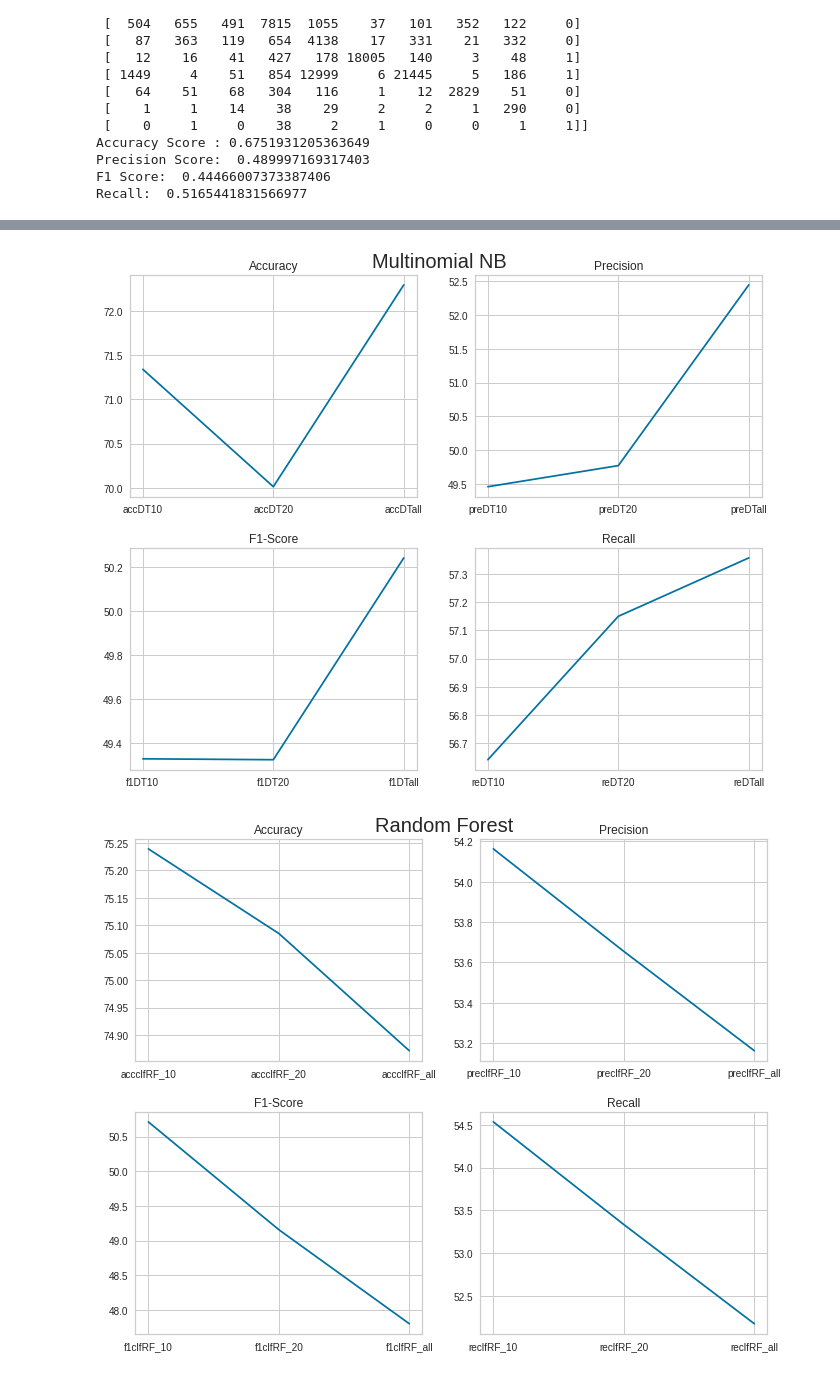
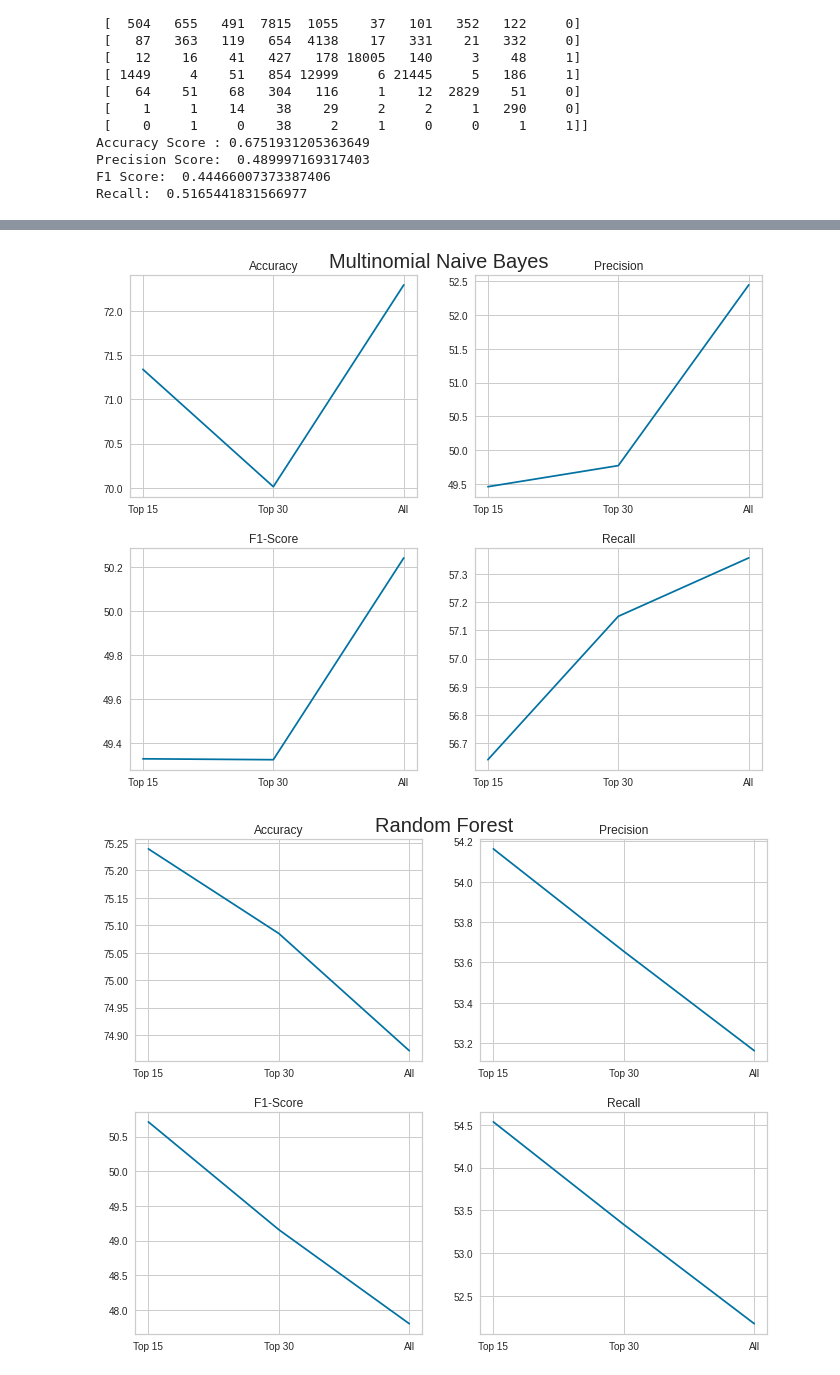
Before and after one commit to ishaak15/UNSW-IDS-Feature-Selection, a Jupyter notebook: Training_and_Testing.ipynb, the cells around one changed output, grey strips where cells are left out. Drawn from its saved outputs; the diff is of its cells as text; code cells hidden in the pictures.

Commit message:
Almost complete figures

```diff
--- a/Training_and_Testing.ipynb
+++ b/Training_and_Testing.ipynb
@@ -1470,37 +1470,37 @@ plt.show()
 # %%
 fig,a =  plt.subplots(2,2,figsize=(10, 8))
 fig.tight_layout(pad=3)
-a[0][0].plot(['accDT10', 'accDT20', 'accDTall'],[accDT10*100,accDT20*100,accDTall*100])
+a[0][0].plot(['Top 15', 'Top 30', 'All'],[accDT10*100,accDT20*100,accDTall*100])
 a[0][0].set_title('Accuracy')
-a[0][1].plot(['preDT10','preDT20','preDTall'],[preDT10*100,preDT20*100,preDTall*100])
+a[0][1].plot(['Top 15', 'Top 30', 'All'],[preDT10*100,preDT20*100,preDTall*100])
 a[0][1].set_title('Precision')
-a[1][0].plot(['f1DT10','f1DT20','f1DTall'],[f1DT10*100,f1DT20*100,f1DTall*100])
+a[1][0].plot(['Top 15', 'Top 30', 'All'],[f1DT10*100,f1DT20*100,f1DTall*100])
 a[1][0].set_title('F1-Score')
-a[1][1].plot(['reDT10','reDT20','reDTall'],[reDT10*100,reDT20*100,reDTall*100])
+a[1][1].plot(['Top 15', 'Top 30', 'All'],[reDT10*100,reDT20*100,reDTall*100])
 a[1][1].set_title('Recall')
 #figure.tight_layout(pad=3.0)
 plt.suptitle('Multinomial Naive Bayes',fontsize=20)
 
 plt.show()
 # %% [output]
-[figure, old version]
+[figure, new version]
 # %%
 fig,a =  plt.subplots(2,2,figsize=(10, 8))
 fig.tight_layout(pad=3)
-a[0][0].plot(['accclfRF_10', 'accclfRF_20', 'accclfRF_all'],[accclfRF_10*100,accclfRF_20*100,accclfRF_all*100])
+a[0][0].plot(['Top 15', 'Top 30', 'All'],[accclfRF_10*100,accclfRF_20*100,accclfRF_all*100])
 a[0][0].set_title('Accuracy')
-a[0][1].plot(['preclfRF_10','preclfRF_20','preclfRF_all'],[preclfRF_10*100,preclfRF_20*100,preclfRF_all*100])
+a[0][1].plot(['Top 15', 'Top 30', 'All'],[preclfRF_10*100,preclfRF_20*100,preclfRF_all*100])
 a[0][1].set_title('Precision')
-a[1][0].plot(['f1clfRF_10','f1clfRF_20','f1clfRF_all'],[f1clfRF_10*100,f1clfRF_20*100,f1clfRF_all*100])
+a[1][0].plot(['Top 15', 'Top 30', 'All'],[f1clfRF_10*100,f1clfRF_20*100,f1clfRF_all*100])
 a[1][0].set_title('F1-Score')
-a[1][1].plot(['reclfRF_10','reclfRF_20','reclfRF_all'],[reclfRF_10*100,reclfRF_20*100,reclfRF_all*100])
+a[1][1].plot(['Top 15', 'Top 30', 'All'],[reclfRF_10*100,reclfRF_20*100,reclfRF_all*100])
 a[1][1].set_title('Recall')
 #figure.tight_layout(pad=3.0)
 plt.suptitle('Random Forest',fontsize=20)
 
 plt.show()
 # %% [output]
-[figure, old version]
+[figure, new version]
 # %%
 fig,a =  plt.subplots(2,2,figsize=(10, 8))
 fig.tight_layout(pad=3)
```
Also changed, not shown: parts of 7 cells of this notebook.
